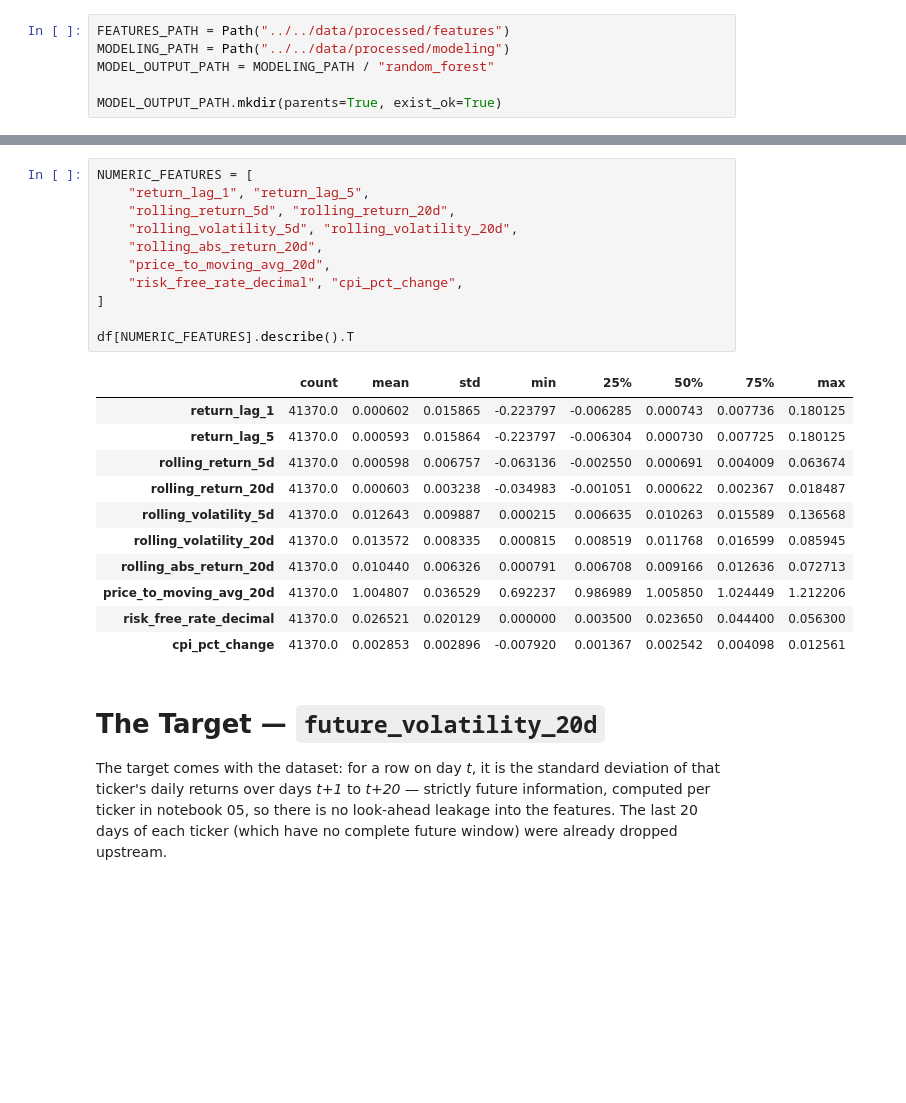
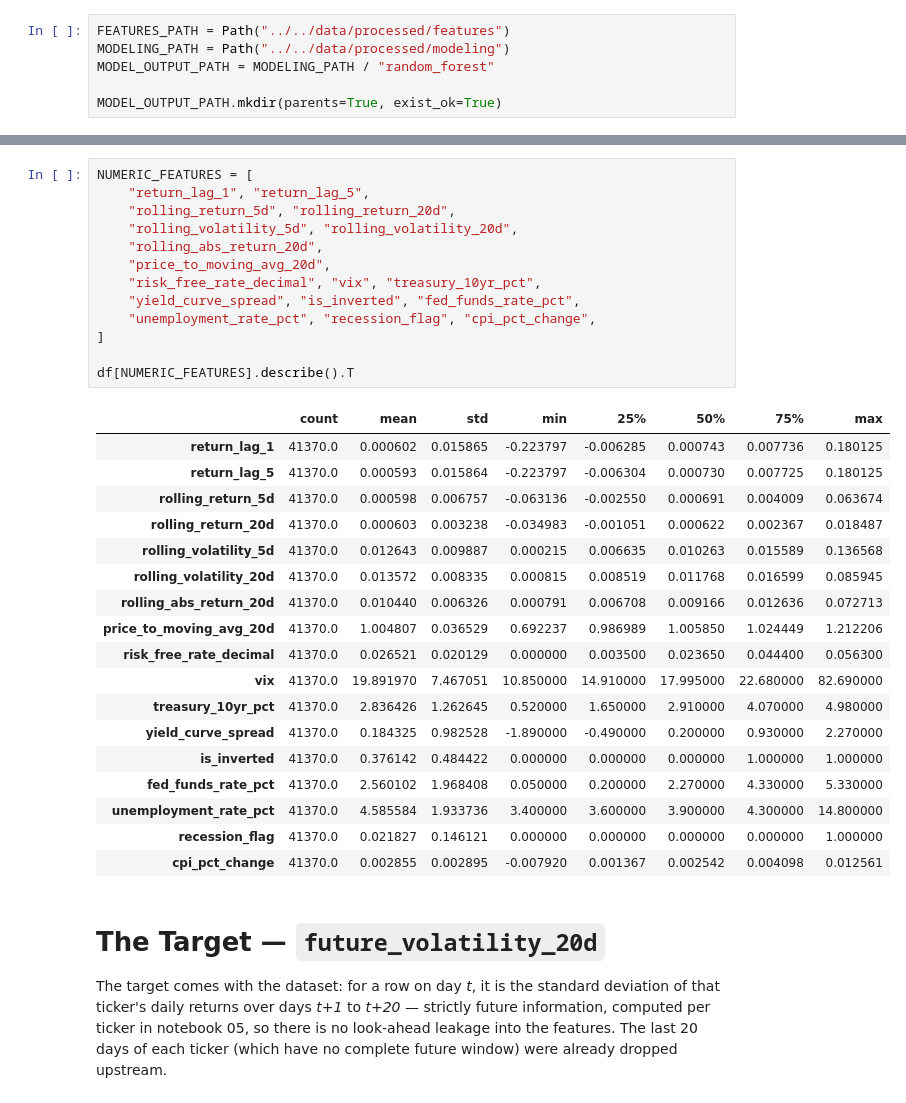
Before and after one commit to SamiiShabuse/INFO442-Group-Project, a Jupyter notebook: notebooks/04_modeling/02_random_forest.ipynb, the cells around one changed output, grey strips where cells are left out. Cells and saved outputs as stored; diff of their text form; blank space fills up the shorter version.

```diff
--- a/notebooks/04_modeling/02_random_forest.ipynb
+++ b/notebooks/04_modeling/02_random_forest.ipynb
@@ -75,26 +75,35 @@ The dataset has 23 columns, but not all of them belong in the model. We keep the
 # %%
 NUMERIC_FEATURES = [
     "return_lag_1", "return_lag_5",
     "rolling_return_5d", "rolling_return_20d",
     "rolling_volatility_5d", "rolling_volatility_20d",
     "rolling_abs_return_20d",
     "price_to_moving_avg_20d",
-    "risk_free_rate_decimal", "cpi_pct_change",
+    "risk_free_rate_decimal", "vix", "treasury_10yr_pct",
+    "yield_curve_spread", "is_inverted", "fed_funds_rate_pct",
+    "unemployment_rate_pct", "recession_flag", "cpi_pct_change",
 ]
 
 df[NUMERIC_FEATURES].describe().T
 # %% [output]
 |  | count | mean | std | min | 25% | 50% | 75% | max |
 | return_lag_1 | 41370.0 | 0.000602 | 0.015865 | -0.223797 | -0.006285 | 0.000743 | 0.007736 | 0.180125 |
 | return_lag_5 | 41370.0 | 0.000593 | 0.015864 | -0.223797 | -0.006304 | 0.000730 | 0.007725 | 0.180125 |
 | rolling_return_5d | 41370.0 | 0.000598 | 0.006757 | -0.063136 | -0.002550 | 0.000691 | 0.004009 | 0.063674 |
 | rolling_return_20d | 41370.0 | 0.000603 | 0.003238 | -0.034983 | -0.001051 | 0.000622 | 0.002367 | 0.018487 |
 | rolling_volatility_5d | 41370.0 | 0.012643 | 0.009887 | 0.000215 | 0.006635 | 0.010263 | 0.015589 | 0.136568 |
 | rolling_volatility_20d | 41370.0 | 0.013572 | 0.008335 | 0.000815 | 0.008519 | 0.011768 | 0.016599 | 0.085945 |
 | rolling_abs_return_20d | 41370.0 | 0.010440 | 0.006326 | 0.000791 | 0.006708 | 0.009166 | 0.012636 | 0.072713 |
 | price_to_moving_avg_20d | 41370.0 | 1.004807 | 0.036529 | 0.692237 | 0.986989 | 1.005850 | 1.024449 | 1.212206 |
 | risk_free_rate_decimal | 41370.0 | 0.026521 | 0.020129 | 0.000000 | 0.003500 | 0.023650 | 0.044400 | 0.056300 |
-| cpi_pct_change | 41370.0 | 0.002853 | 0.002896 | -0.007920 | 0.001367 | 0.002542 | 0.004098 | 0.012561 |
+| vix | 41370.0 | 19.891970 | 7.467051 | 10.850000 | 14.910000 | 17.995000 | 22.680000 | 82.690000 |
+| treasury_10yr_pct | 41370.0 | 2.836426 | 1.262645 | 0.520000 | 1.650000 | 2.910000 | 4.070000 | 4.980000 |
+| yield_curve_spread | 41370.0 | 0.184325 | 0.982528 | -1.890000 | -0.490000 | 0.200000 | 0.930000 | 2.270000 |
+| is_inverted | 41370.0 | 0.376142 | 0.484422 | 0.000000 | 0.000000 | 0.000000 | 1.000000 | 1.000000 |
+| fed_funds_rate_pct | 41370.0 | 2.560102 | 1.968408 | 0.050000 | 0.200000 | 2.270000 | 4.330000 | 5.330000 |
+| unemployment_rate_pct | 41370.0 | 4.585584 | 1.933736 | 3.400000 | 3.600000 | 3.900000 | 4.300000 | 14.800000 |
+| recession_flag | 41370.0 | 0.021827 | 0.146121 | 0.000000 | 0.000000 | 0.000000 | 0.000000 | 1.000000 |
+| cpi_pct_change | 41370.0 | 0.002855 | 0.002895 | -0.007920 | 0.001367 | 0.002542 | 0.004098 | 0.012561 |
 # %% [markdown]
 # The Target — `future_volatility_20d`
 
```
Also changed, not shown: parts of 13 cells of this notebook, 18 other files.
